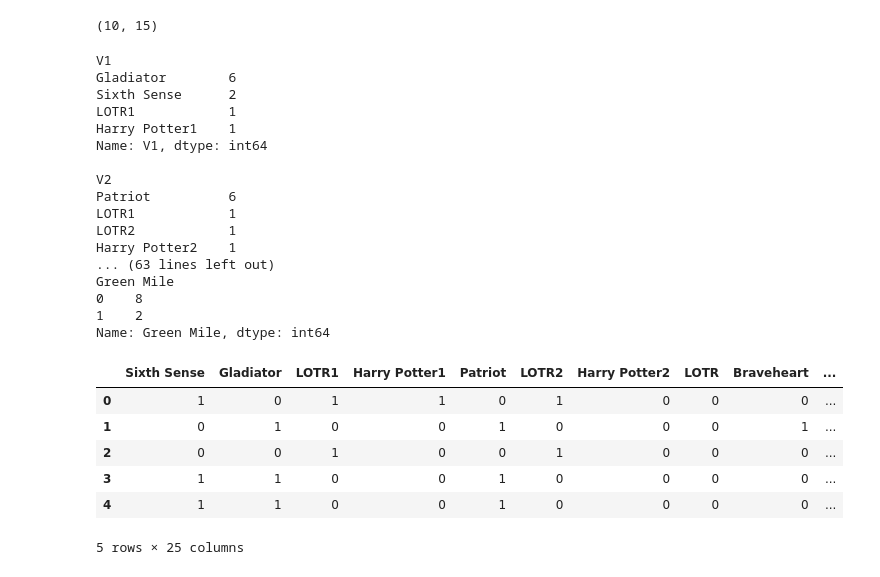
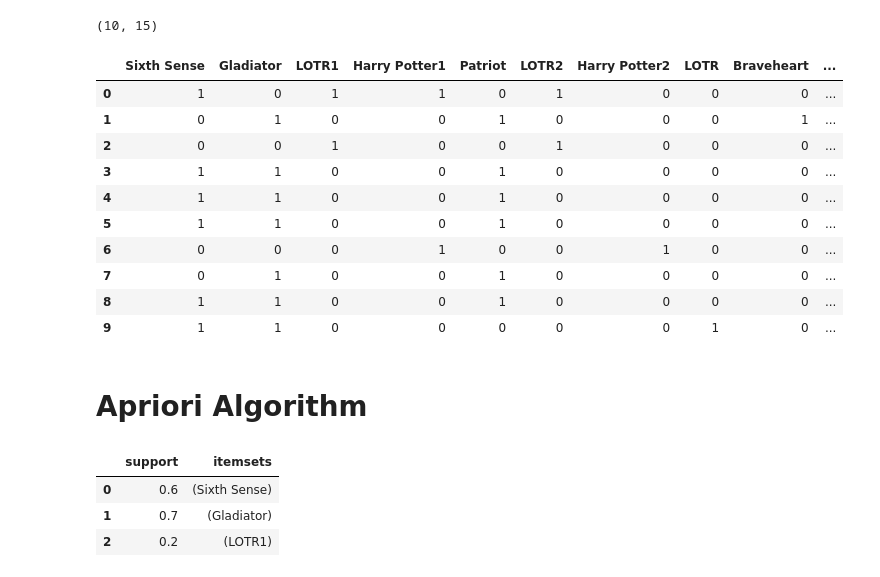
Before and after one commit to niranjankr18/ASSOCIATION-RULES, a Jupyter notebook: association.movies.ipynb, the cells around one changed output. Cells and saved outputs as stored; diff of their text form; code cells hidden in the pictures.

```diff
--- a/association.movies.ipynb
+++ b/association.movies.ipynb
@@ -44,37 +44,28 @@ mb
 mb.shape
 # %% [output]
 (10, 15)
-# %%
-for i in mb.columns:
-    print(i)
-    print(mb[i].value_counts())
-    print()
-# %% [output]
-V1
-Gladiator        6
-Sixth Sense      2
-LOTR1            1
-Harry Potter1    1
-Name: V1, dtype: int64
-
-V2
-Patriot          6
-LOTR1            1
-LOTR2            1
-Harry Potter2    1
-... (63 lines left out)
-Green Mile
-0    8
-1    2
-Name: Green Mile, dtype: int64
 # %%
-mb1=pd.get_dummies(mb)
-mb1.head()
+mb1=mb.iloc[:,5:]
+mb1
 # %% [output]
 |  | Sixth Sense | Gladiator | LOTR1 | Harry Potter1 | Patriot | LOTR2 | Harry Potter2 | LOTR | Braveheart | ... |
 | 0 | 1 | 0 | 1 | 1 | 0 | 1 | 0 | 0 | 0 | ... |
 | 1 | 0 | 1 | 0 | 0 | 1 | 0 | 0 | 0 | 1 | ... |
 | 2 | 0 | 0 | 1 | 0 | 0 | 1 | 0 | 0 | 0 | ... |
 | 3 | 1 | 1 | 0 | 0 | 1 | 0 | 0 | 0 | 0 | ... |
 | 4 | 1 | 1 | 0 | 0 | 1 | 0 | 0 | 0 | 0 | ... |
+| 5 | 1 | 1 | 0 | 0 | 1 | 0 | 0 | 0 | 0 | ... |
+| 6 | 0 | 0 | 0 | 1 | 0 | 0 | 1 | 0 | 0 | ... |
+| 7 | 0 | 1 | 0 | 0 | 1 | 0 | 0 | 0 | 0 | ... |
+| 8 | 1 | 1 | 0 | 0 | 1 | 0 | 0 | 0 | 0 | ... |
+| 9 | 1 | 1 | 0 | 0 | 0 | 0 | 0 | 1 | 0 | ... |
-5 rows × 25 columns
+# %% [markdown]
+# Apriori Algorithm
+# %%
+frequent_itemsets = apriori(mb1, min_support=0.1, use_colnames=True)  #10% of support
+frequent_itemsets.head(3)
+# %% [output]
+|  | support | itemsets |
+| 0 | 0.6 | (Sixth Sense) |
+| 1 | 0.7 | (Gladiator) |
+| 2 | 0.2 | (LOTR1) |
```
Also changed, not shown: parts of 19 cells of this notebook.
